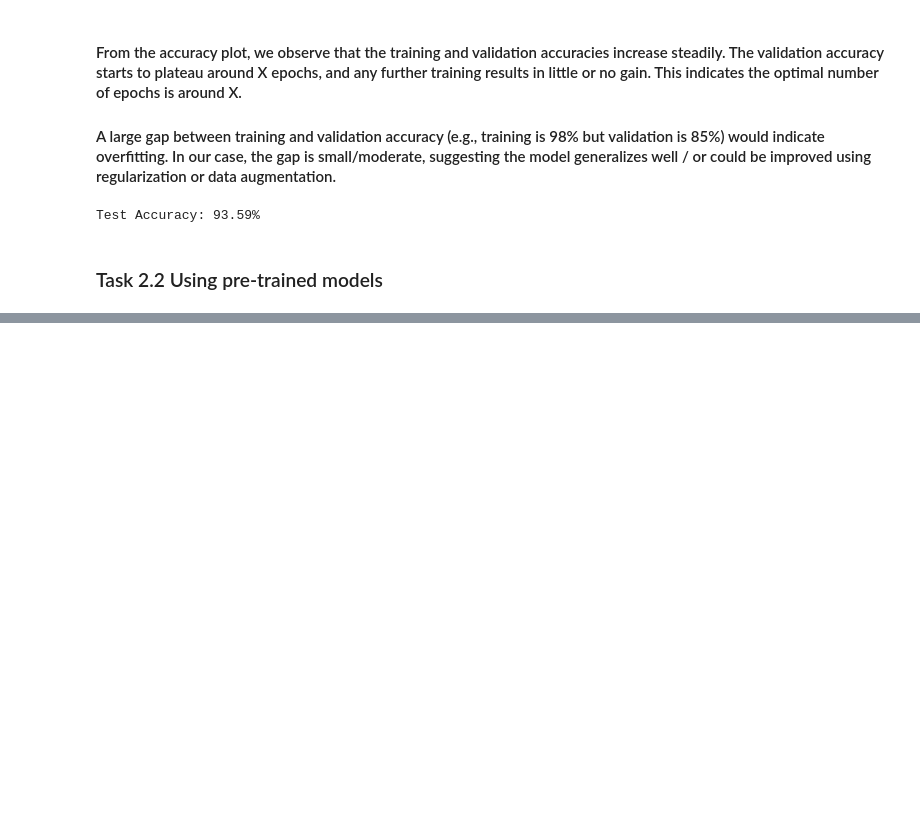
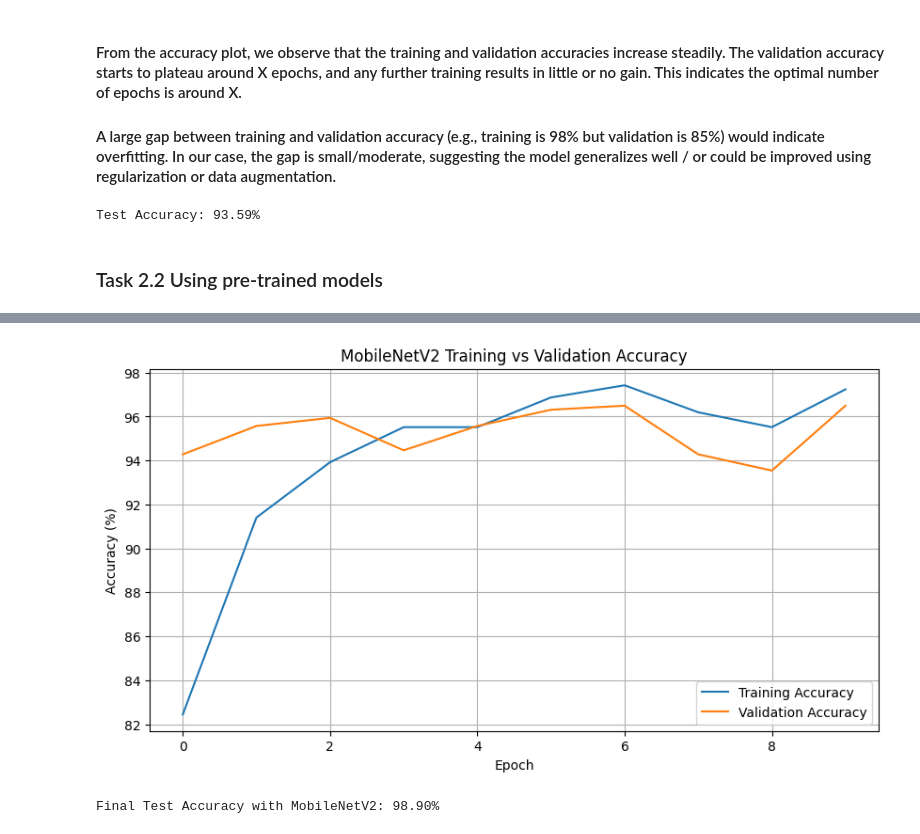
Before and after one commit to COMP3420-2025S1/assignment-2-marleybharat, a Jupyter notebook: Assignment02.ipynb, the cells around one changed output, grey strips where cells are left out. Drawn from its saved outputs; the diff is of its cells as text; code cells hidden in the pictures; blank space fills up the shorter version.

```diff
--- a/Assignment02.ipynb
+++ b/Assignment02.ipynb
@@ -307,0 +312,2 @@ Test Accuracy: 93.59%
+# %%
+mobilenet = models.mobilenet_v2(pretrained=True)
@@ -307,0 +319,13 @@ Test Accuracy: 93.59%
+# %%
+mobilenet.classifier = nn.Sequential(
+    nn.Linear(mobilenet.last_channel, 128),  # Optional: extra FC layer
+    nn.ReLU(),
+    nn.Dropout(0.3),                         # Optional: reduce overfitting
+    nn.Linear(128, 3)                        # 3 classes: rock, paper, scissors
+)
+# %%
+device = torch.device("cuda" if torch.cuda.is_available() else "cpu")
+mobilenet = mobilenet.to(device)
+# %%
+criterion = nn.CrossEntropyLoss()
+optimizer = torch.optim.Adam(mobilenet.classifier.parameters(), lr=0.001)
@@ -307,0 +393,30 @@ Test Accuracy: 93.59%
+# %%
+import matplotlib.pyplot as plt
+
+plt.figure(figsize=(10, 5))
+plt.plot(train_acc_list, label='Training Accuracy')
+plt.plot(val_acc_list, label='Validation Accuracy')
+plt.xlabel('Epoch')
+plt.ylabel('Accuracy (%)')
+plt.title('MobileNetV2 Training vs Validation Accuracy')
+plt.legend()
+plt.grid(True)
+plt.show()
+# %% [output]
+[figure, added]
+# %%
+mobilenet.eval()
+correct = 0
+total = 0
+with torch.no_grad():
+    for images, labels in test_loader:
+        images, labels = images.to(device), labels.to(device)
+        outputs = mobilenet(images)
+        _, predicted = torch.max(outputs.data, 1)
+        total += labels.size(0)
+        correct += (predicted == labels).sum().item()
+
+test_accuracy = 100 * correct / total
+print(f"Final Test Accuracy with MobileNetV2: {test_accuracy:.2f}%")
+# %% [output]
+Final Test Accuracy with MobileNetV2: 98.90%
```
Also changed, not shown: parts of 14 cells of this notebook.
